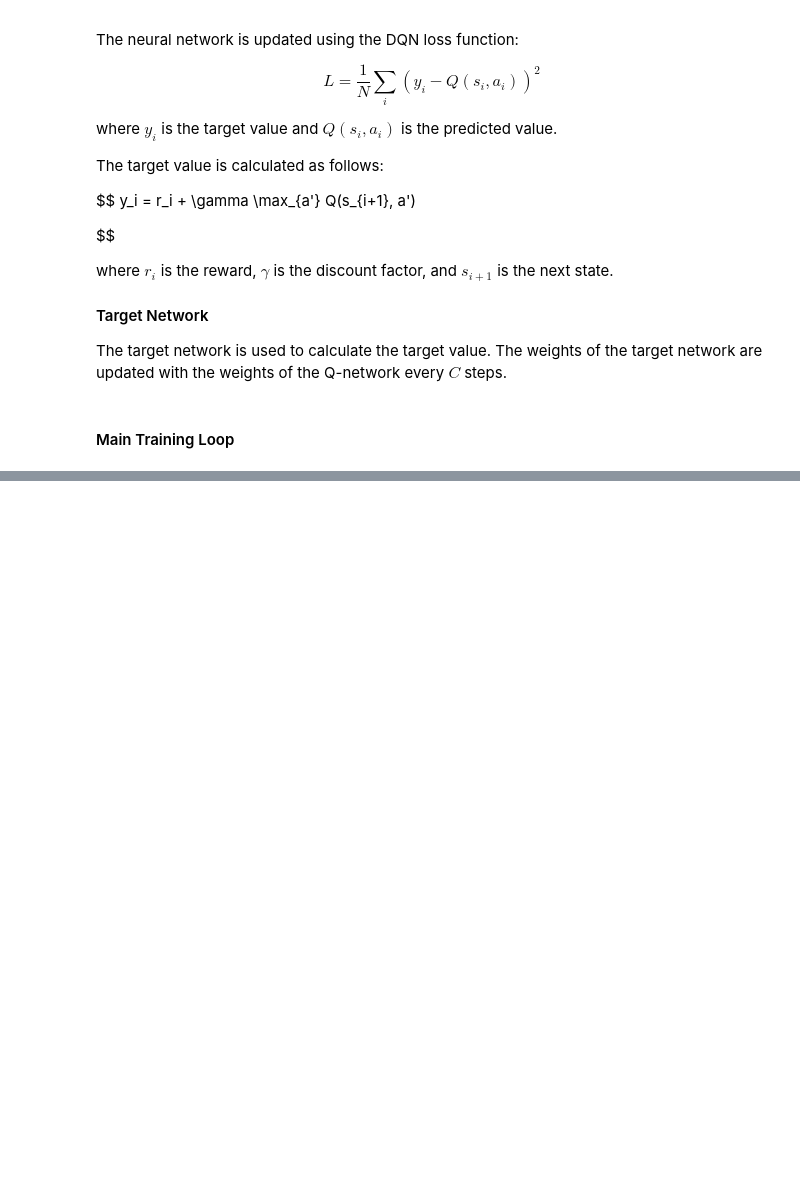
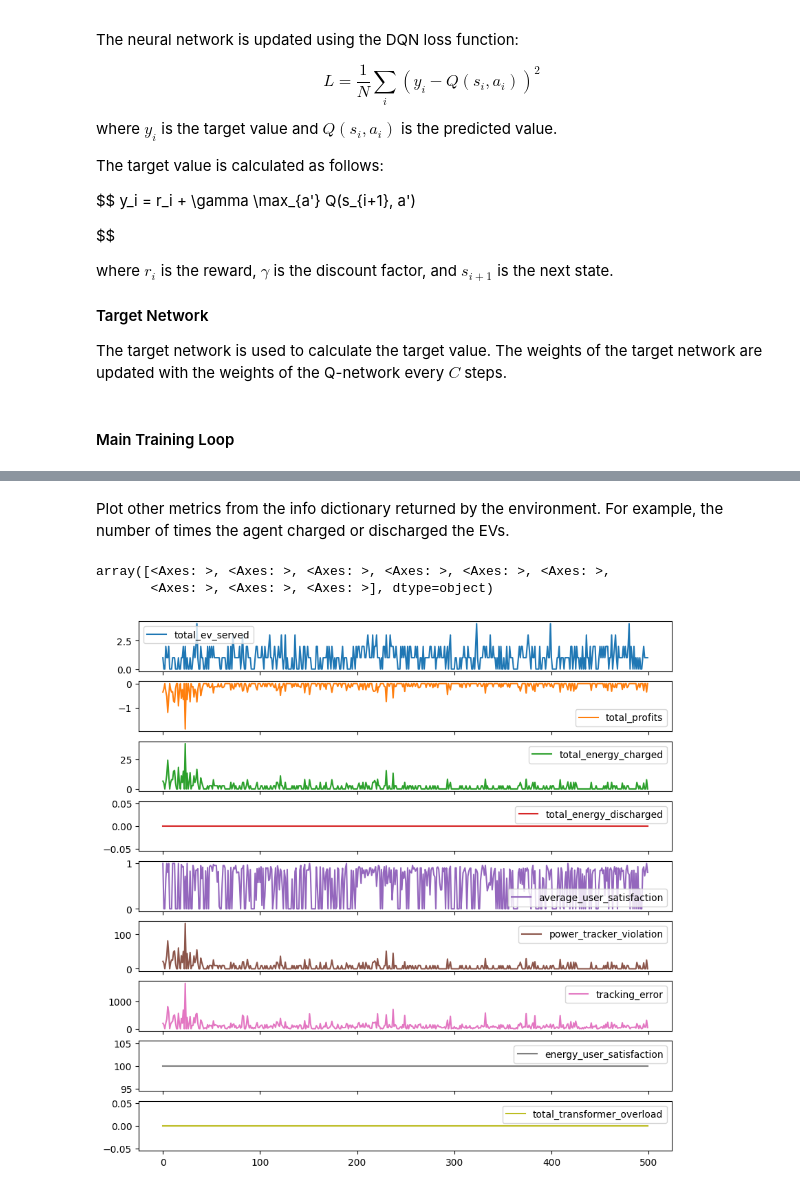
Before and after one commit to StavrosOrf/EV2Gym, a Jupyter notebook: tutorials/CreateYourCustomAlgorithm.ipynb, the cells around one changed output, grey strips where cells are left out. Saved outputs shown, nothing was run; the diff lists cells and outputs as text; code cells hidden in the pictures; blank space fills up the shorter version.

```diff
--- a/tutorials/CreateYourCustomAlgorithm.ipynb
+++ b/tutorials/CreateYourCustomAlgorithm.ipynb
@@ -343,0 +359,12 @@ AssertionError:
+# %% [markdown]
+Plot other metrics from the info dictionary returned by the environment. For example, the number of times the agent charged or discharged the EVs.
+# %%
+#plot episode stats
+import pandas as pd
+episode_stats = pd.DataFrame(episode_stats)
+#plot
+episode_stats.plot(subplots=True, figsize=(10,10))
+# %% [output]
+array([<Axes: >, <Axes: >, <Axes: >, <Axes: >, <Axes: >, <Axes: >,
+       <Axes: >, <Axes: >, <Axes: >], dtype=object)
+[figure, added]
```
Also changed, not shown: parts of 12 cells of this notebook, 1 other file.
